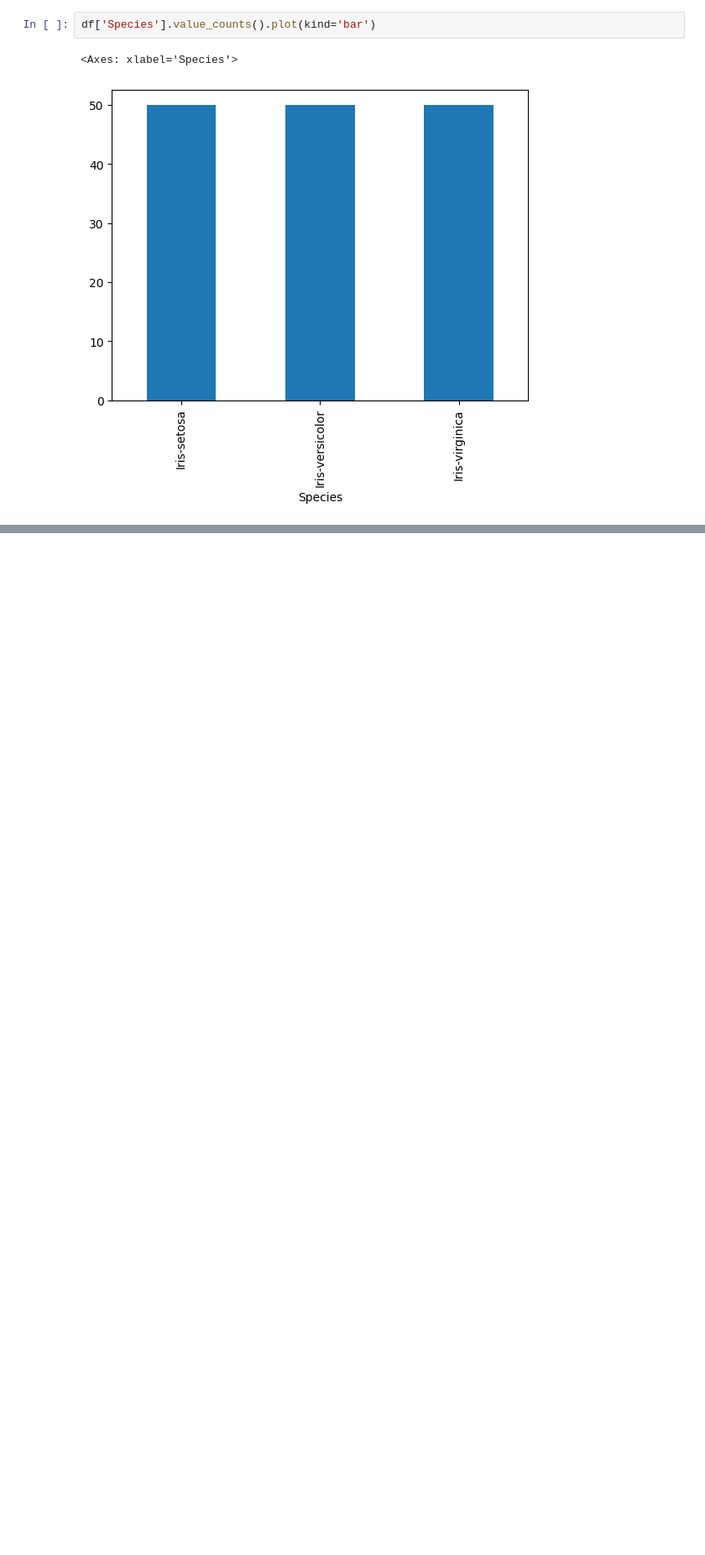
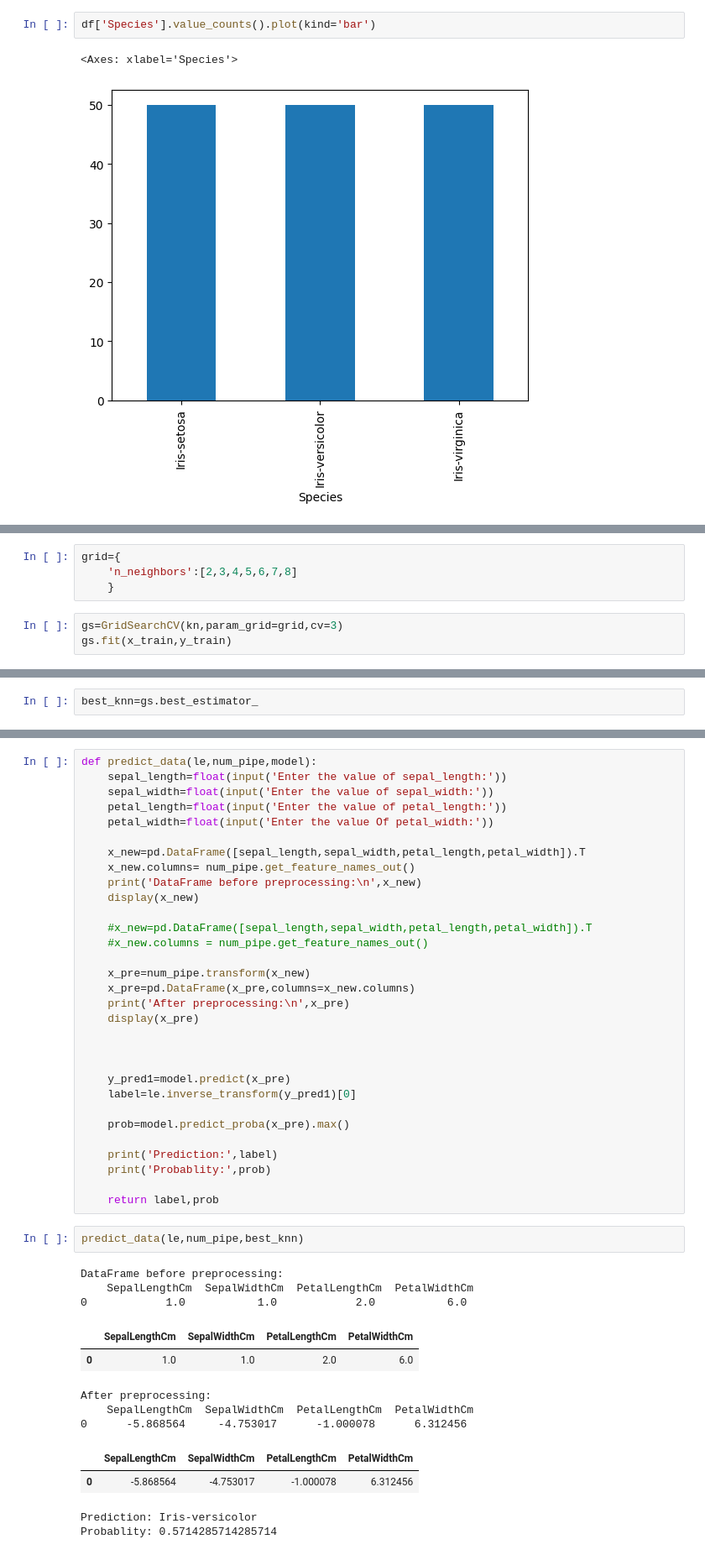
Before and after one commit to dnyaneshs1/iris-project, a Jupyter notebook: notebook1/irisproject.ipynb, the cells around one changed output, grey strips where cells are left out. Shown at 84% size. Saved outputs shown, nothing was run; the diff lists cells and outputs as text; blank space fills up the shorter version.

```diff
--- a/notebook1/irisproject.ipynb
+++ b/notebook1/irisproject.ipynb
@@ -64,0 +137,7 @@ df['Species'].value_counts().plot(kind='bar')
+# %%
+grid={
+    'n_neighbors':[2,3,4,5,6,7,8]
+    }
+# %%
+gs=GridSearchCV(kn,param_grid=grid,cv=3)
+gs.fit(x_train,y_train)
@@ -64,0 +151,2 @@ df['Species'].value_counts().plot(kind='bar')
+# %%
+best_knn=gs.best_estimator_
@@ -64,0 +199,46 @@ df['Species'].value_counts().plot(kind='bar')
+# %%
+def predict_data(le,num_pipe,model):
+    sepal_length=float(input('Enter the value of sepal_length:'))
+    sepal_width=float(input('Enter the value of sepal_width:'))
+    petal_length=float(input('Enter the value of petal_length:'))
+    petal_width=float(input('Enter the value Of petal_width:'))
+
+    x_new=pd.DataFrame([sepal_length,sepal_width,petal_length,petal_width]).T
+    x_new.columns= num_pipe.get_feature_names_out()
+    print('DataFrame before preprocessing:\n',x_new)
+    display(x_new)
+
+    #x_new=pd.DataFrame([sepal_length,sepal_width,petal_length,petal_width]).T
+    #x_new.columns = num_pipe.get_feature_names_out()
+
+    x_pre=num_pipe.transform(x_new)
+    x_pre=pd.DataFrame(x_pre,columns=x_new.columns)
+    print('After preprocessing:\n',x_pre)
+    display(x_pre)
+
+
+
+    y_pred1=model.predict(x_pre)
+    label=le.inverse_transform(y_pred1)[0]
+
+    prob=model.predict_proba(x_pre).max()
+
+    print('Prediction:',label)
+    print('Probablity:',prob)
+
+    return label,prob
+# %%
+predict_data(le,num_pipe,best_knn)
+# %% [output]
+DataFrame before preprocessing:
+    SepalLengthCm  SepalWidthCm  PetalLengthCm  PetalWidthCm
+0            1.0           1.0            2.0           6.0
+|  | SepalLengthCm | SepalWidthCm | PetalLengthCm | PetalWidthCm |
+| 0 | 1.0 | 1.0 | 2.0 | 6.0 |
+After preprocessing:
+    SepalLengthCm  SepalWidthCm  PetalLengthCm  PetalWidthCm
+0      -5.868564     -4.753017      -1.000078      6.312456
+|  | SepalLengthCm | SepalWidthCm | PetalLengthCm | PetalWidthCm |
+| 0 | -5.868564 | -4.753017 | -1.000078 | 6.312456 |
+Prediction: Iris-versicolor
+Probablity: 0.5714285714285714
```
Also changed, not shown: parts of 26 cells of this notebook, 3 other files.
